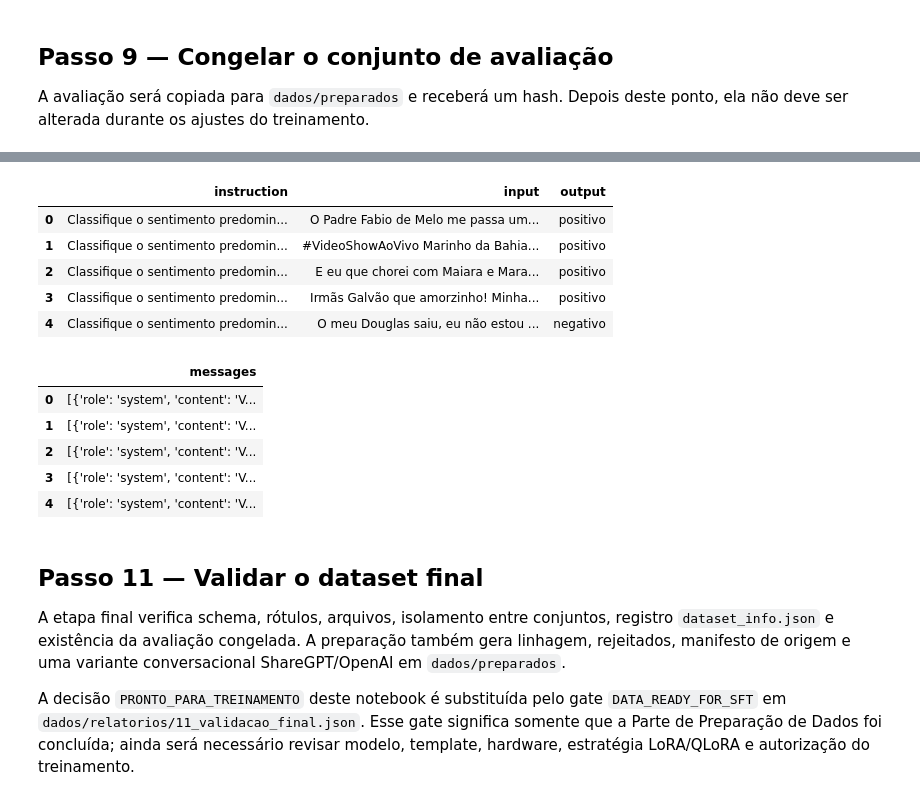
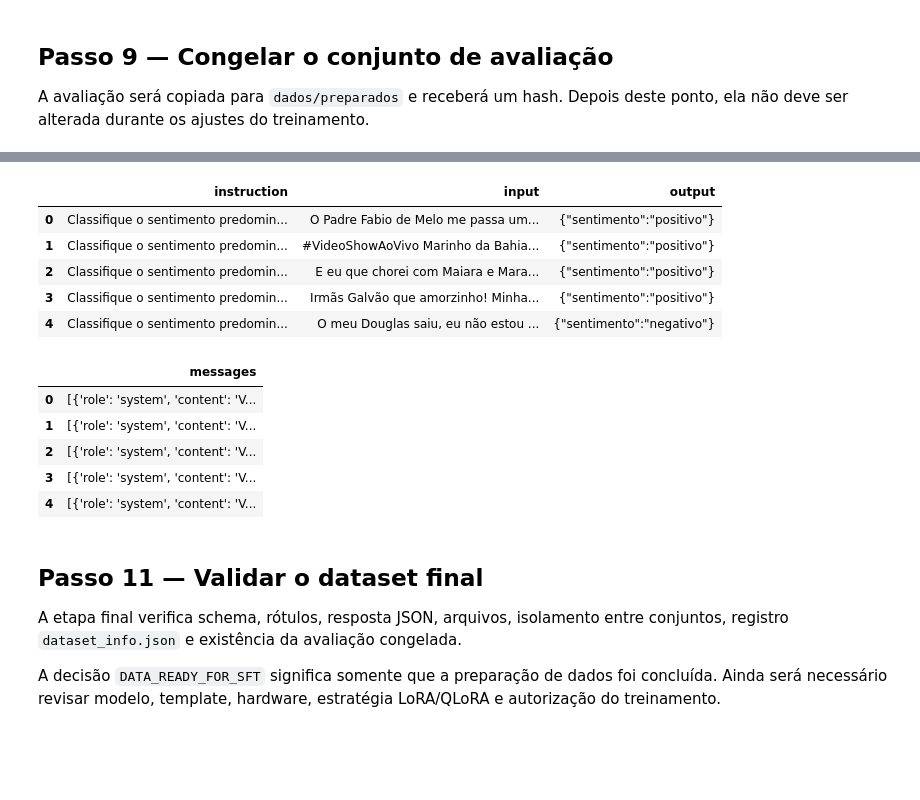
Before and after one commit to michaeldouglas/alura-llama-factory, a Jupyter notebook: EscutIA/dataset/Dataset_EscutIA.ipynb, the cells around one changed output, grey strips where cells are left out. Drawn from its saved outputs; the diff is of its cells as text; code cells hidden in the pictures; blank space fills up the shorter version.

Commit message:
Ajuste do DataSet

```diff
--- a/EscutIA/dataset/Dataset_EscutIA.ipynb
+++ b/EscutIA/dataset/Dataset_EscutIA.ipynb
@@ -189,5 +175,5 @@ Agora deixamos explícito o que queremos que o modelo aprenda:
 # %%
-INSTRUCAO = 'Classifique o sentimento predominante do texto como negativo, neutro ou positivo.'
+INSTRUCAO = 'Classifique o sentimento predominante do texto como negativo, neutro ou positivo e responda somente com um JSON válido no formato {"sentimento":"<rotulo>"}.'
 
 organizados = pd.DataFrame({
     'id': df_original['id'].astype(str).str.strip(),
@@ -196,7 +182,7 @@ organizados = pd.DataFrame({
     'response': df_original['rotulo'].astype(str).str.strip().str.casefold(),
 })
 display(organizados.head())
-salvar_jsonl_sem_sobrescrever(TRABALHO / '03_organizados.jsonl', organizados.to_dict(orient='records'))
+(TRABALHO / '03_organizados.jsonl').write_text(''.join(json.dumps(registro, ensure_ascii=False) + '\n' for registro in organizados.to_dict(orient='records')), encoding='utf-8')
 # %% [output]
 |  | id | instruction | context | response |
 | 0 | 1 | Classifique o sentimento predomin... | Acordei animado e com vontade de ... | positivo |
@@ -396,13 +387,13 @@ treino, validacao = train_test_split(
 
 conjuntos = {'treino': treino, 'validacao': validacao, 'avaliacao': avaliacao}
 resumo_divisao = pd.DataFrame({
-    nome: pd.Series(Counter(registros[i]['response'] for i in range(len(registros))))
+    nome: pd.Series(Counter(registro['response'] for registro in registros))
     for nome, registros in conjuntos.items()
 }).fillna(0).astype(int)
 display(resumo_divisao)
 for nome, registros in conjuntos.items():
-    salvar_jsonl_sem_sobrescrever(TRABALHO / f'07_{nome}.jsonl', registros)
-salvar_json_sem_sobrescrever_na_pasta_relatorios('07_divisao.json', {'passo': 7, 'seed': 42, 'quantidades': {nome: len(registros) for nome, registros in conjuntos.items()}, 'rotulos': resumo_divisao.to_dict()})
+    (TRABALHO / f'07_{nome}.jsonl').write_text(''.join(json.dumps(registro, ensure_ascii=False) + '\n' for registro in registros), encoding='utf-8')
+(RELATORIOS / '07_divisao.json').write_text(json.dumps({'passo': 7, 'seed': 42, 'quantidades': {nome: len(registros) for nome, registros in conjuntos.items()}, 'rotulos': resumo_divisao.to_dict()}, ensure_ascii=False, indent=2) + '\n', encoding='utf-8')
 # %% [output]
 |  | treino | validacao | avaliacao |
 | negativo | 612 | 204 | 204 |
@@ -414,10 +405,7 @@ WindowsPath('c:/Users/mdbaa/development/alura/alura-llama-factory/EscutIA/datase
 
 Nenhum texto normalizado pode aparecer em mais de um conjunto. Se houver sobreposição, o resultado da avaliação poderá parecer melhor do que realmente é.
 # %%
-chaves_conjuntos = {
-    nome: {chave_comparacao(registro['context']) for registro in registros}
-    for nome, registros in conjuntos.items()
-}
+chaves_conjuntos = {nome: {chave_comparacao(registro['context']) for registro in registros} for nome, registros in conjuntos.items()}
 sobreposicoes = {}
 for esquerda, direita in [('treino', 'validacao'), ('treino', 'avaliacao'), ('validacao', 'avaliacao')]:
     comuns = chaves_conjuntos[esquerda] & chaves_conjuntos[direita]
@@ -425,7 +413,7 @@ for esquerda, direita in [('treino', 'validacao'), ('treino', 'avaliacao'), ('va
 
 display(pd.Series(sobreposicoes, name='textos_sobrepostos').to_frame())
 status_vazamento = 'PASS' if not any(sobreposicoes.values()) else 'BLOCKED'
-salvar_json_sem_sobrescrever_na_pasta_relatorios('08_vazamento.json', {'passo': 8, 'status': status_vazamento, 'sobreposicoes': sobreposicoes})
+(RELATORIOS / '08_vazamento.json').write_text(json.dumps({'passo': 8, 'status': status_vazamento, 'sobreposicoes': sobreposicoes}, ensure_ascii=False, indent=2) + '\n', encoding='utf-8')
 assert status_vazamento == 'PASS', 'Existe vazamento entre os conjuntos. Corrija a divisão antes de continuar.'
 # %% [output]
 |  | textos_sobrepostos |
@@ -493,54 +448,42 @@ Para o EscutIA, esse formato conversacional é especialmente interessante porque
 # %%
+def resposta_json(rotulo):
+    return json.dumps({'sentimento': rotulo}, ensure_ascii=False, separators=(',', ':'))
+
 def converter_para_alpaca(registros):
-    return [
-        {'instruction': registro['instruction'], 'input': registro['context'], 'output': registro['response']}
-        for registro in registros
-    ]
+    return [{'instruction': registro['instruction'], 'input': registro['context'], 'output': resposta_json(registro['response'])} for registro in registros]
 
 def converter_para_conversacional(registros):
-    return [
-        {'messages': [
-            {'role': 'system', 'content': 'Você classifica sentimentos em textos em português.'},
-            {'role': 'user', 'content': registro['instruction'] + '\n\nTexto: ' + registro['context']},
-            {'role': 'assistant', 'content': registro['response']},
-        ]}
-        for registro in registros
-    ]
+    return [{'messages': [
+        {'role': 'system', 'content': 'Você classifica sentimentos em textos em português e responde somente com JSON válido.'},
+        {'role': 'user', 'content': registro['instruction'] + '\n\nTexto: ' + registro['context']},
+        {'role': 'assistant', 'content': resposta_json(registro['response'])},
+    ]} for registro in registros]
 
 nomes_finais = {'treino': 'escutia_train.json', 'validacao': 'escutia_validation.json', 'avaliacao': 'escutia_evaluation.json'}
 nomes_conversacionais = {'treino': 'escutia_train_conversacional.json', 'validacao': 'escutia_validation_conversacional.json', 'avaliacao': 'escutia_evaluation_conversacional.json'}
-arquivos_finais = {}
-arquivos_conversacionais = {}
+arquivos_finais, arquivos_conversacionais = {}, {}
 for nome, registros in conjuntos.items():
     arquivo = PREPARADOS / nomes_finais[nome]
     arquivo.write_text(json.dumps(converter_para_alpaca(registros), ensure_ascii=False, indent=2) + '\n', encoding='utf-8')
     arquivos_finais[nome] = arquivo
     arquivo_conversacional = PREPARADOS / nomes_conversacionais[nome]
     arquivo_conversacional.write_text(json.dumps(converter_para_conversacional(registros), ensure_ascii=False, indent=2) + '\n', encoding='utf-8')
     arquivos_conversacionais[nome] = arquivo_conversacional
 
 dataset_info = {}
 for nome in nomes_finais:
-    dataset_info[f'escutia_{nome}'] = {
-        'file_name': nomes_finais[nome],
-        'columns': {'prompt': 'instruction', 'query': 'input', 'response': 'output'},
-    }
-    dataset_info[f'escutia_{nome}_conversacional'] = {
-        'file_name': nomes_conversacionais[nome],
-        'formatting': 'sharegpt',
-        'columns': {'messages': 'messages'},
-    }
-info_path = PREPARADOS / 'dataset_info.json'
-info_path.write_text(json.dumps(dataset_info, ensure_ascii=False, indent=2) + '\n', encoding='utf-8')
+    dataset_info[f'escutia_{nome}'] = {'file_name': nomes_finais[nome], 'columns': {'prompt': 'instruction', 'query': 'input', 'response': 'output'}}
+    dataset_info[f'escutia_{nome}_conversacional'] = {'file_name': nomes_conversacionais[nome], 'formatting': 'sharegpt', 'columns': {'messages': 'messages'}, 'tags': {'role_tag': 'role', 'content_tag': 'content', 'user_tag': 'user', 'assistant_tag': 'assistant', 'system_tag': 'system'}}
+(PREPARADOS / 'dataset_info.json').write_text(json.dumps(dataset_info, ensure_ascii=False, indent=2) + '\n', encoding='utf-8')
 display(pd.DataFrame(converter_para_alpaca(treino)).head())
 display(pd.DataFrame(converter_para_conversacional(treino)).head())
 # %% [output]
 |  | instruction | input | output |
-| 0 | Classifique o sentimento predomin... | O Padre Fabio de Melo me passa um... | positivo |
-| 1 | Classifique o sentimento predomin... | #VideoShowAoVivo Marinho da Bahia... | positivo |
-| 2 | Classifique o sentimento predomin... | E eu que chorei com Maiara e Mara... | positivo |
-| 3 | Classifique o sentimento predomin... | Irmãs Galvão que amorzinho! Minha... | positivo |
-| 4 | Classifique o sentimento predomin... | O meu Douglas saiu, eu não estou ... | negativo |
+| 0 | Classifique o sentimento predomin... | O Padre Fabio de Melo me passa um... | {"sentimento":"positivo"} |
+| 1 | Classifique o sentimento predomin... | #VideoShowAoVivo Marinho da Bahia... | {"sentimento":"positivo"} |
+| 2 | Classifique o sentimento predomin... | E eu que chorei com Maiara e Mara... | {"sentimento":"positivo"} |
+| 3 | Classifique o sentimento predomin... | Irmãs Galvão que amorzinho! Minha... | {"sentimento":"positivo"} |
+| 4 | Classifique o sentimento predomin... | O meu Douglas saiu, eu não estou ... | {"sentimento":"negativo"} |
 |  | messages |
 | 0 | [{'role': 'system', 'content': 'V... |
 | 1 | [{'role': 'system', 'content': 'V... |
@@ -550,9 +493,9 @@ display(pd.DataFrame(converter_para_conversacional(treino)).head())
 # %% [markdown]
 ## Passo 11 — Validar o dataset final
 
-A etapa final verifica schema, rótulos, arquivos, isolamento entre conjuntos, registro `dataset_info.json` e existência da avaliação congelada. A preparação também gera linhagem, rejeitados, manifesto de origem e uma variante conversacional ShareGPT/OpenAI em `dados/preparados`.
+A etapa final verifica schema, rótulos, resposta JSON, arquivos, isolamento entre conjuntos, registro `dataset_info.json` e existência da avaliação congelada.
 
-A decisão `PRONTO_PARA_TREINAMENTO` deste notebook é substituída pelo gate `DATA_READY_FOR_SFT` em `dados/relatorios/11_validacao_final.json`. Esse gate significa somente que a Parte de Preparação de Dados foi concluída; ainda será necessário revisar modelo, template, hardware, estratégia LoRA/QLoRA e autorização do treinamento.
+A decisão `DATA_READY_FOR_SFT` significa somente que a preparação de dados foi concluída. Ainda será necessário revisar modelo, template, hardware, estratégia LoRA/QLoRA e autorização do treinamento.
 # %%
 schema_final = {
     'type': 'object',
```
Also changed, not shown: parts of 25 cells of this notebook, 25 other files.
